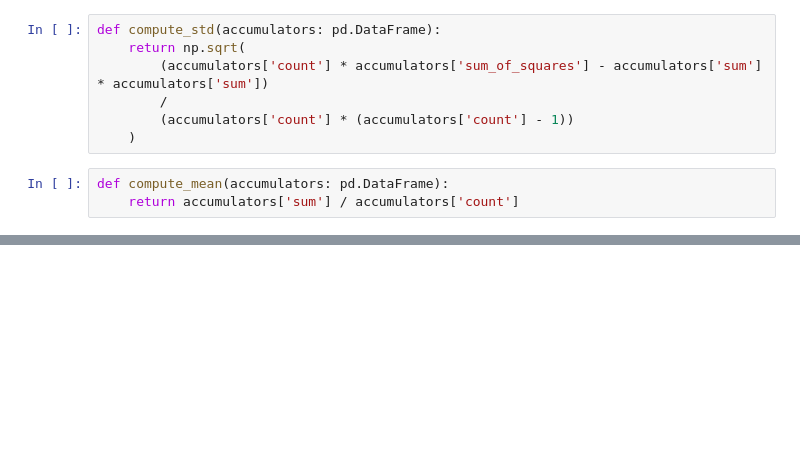
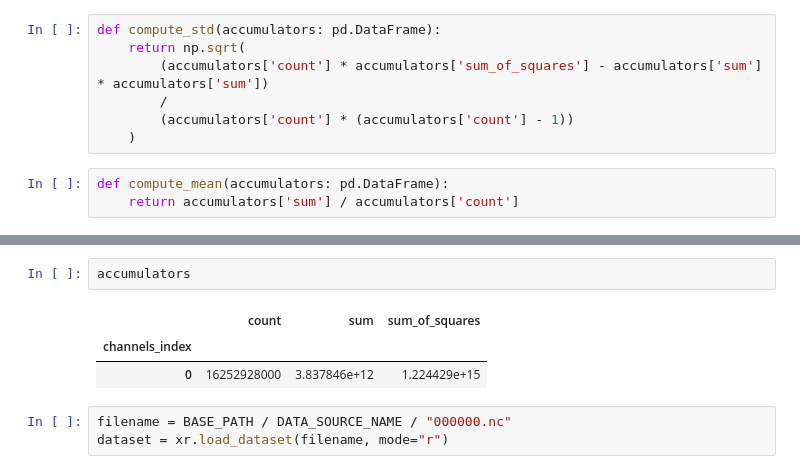
Before and after one commit to openclimatefix/nowcasting_dataset, a Jupyter notebook: notebooks/compute_stats_from_batches.ipynb, the cells around one changed output, grey strips where cells are left out. Saved outputs shown, nothing was run; the diff lists cells and outputs as text; blank space fills up the shorter version.

```diff
--- a/notebooks/compute_stats_from_batches.ipynb
+++ b/notebooks/compute_stats_from_batches.ipynb
@@ -64,0 +96,9 @@ accumulators = run_on_all_files()
+# %%
+accumulators
+# %% [output]
+|  | count | sum | sum_of_squares |
+| channels_index |  |  |  |
+| 0 | 16252928000 | 3.837846e+12 | 1.224429e+15 |
+# %%
+filename = BASE_PATH / DATA_SOURCE_NAME / "000000.nc"
+dataset = xr.load_dataset(filename, mode="r")
```
Also changed, not shown: parts of 10 cells of this notebook, 1 other file.
